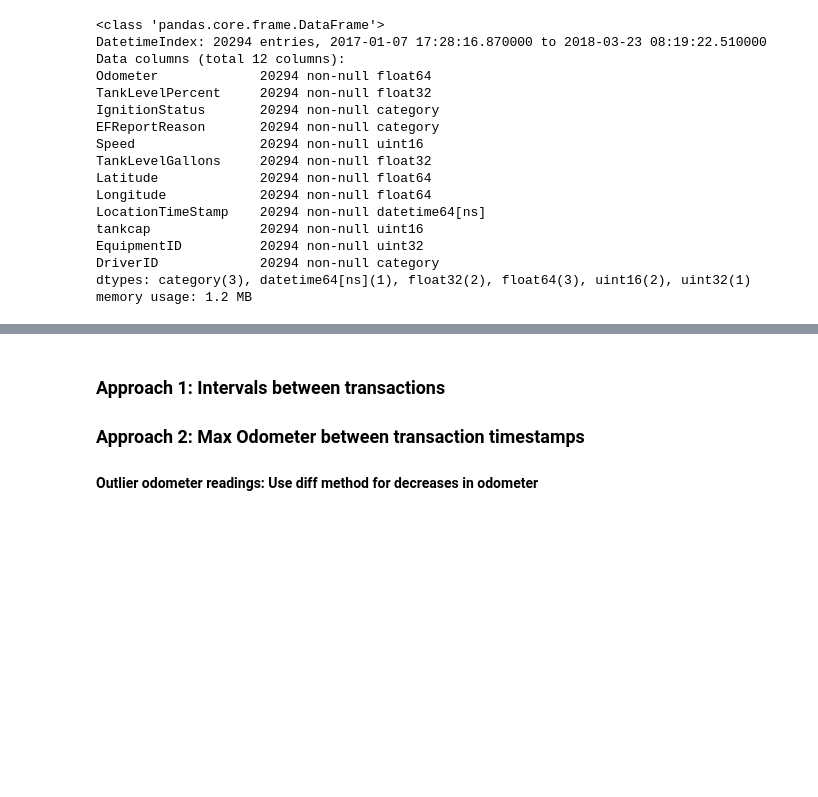
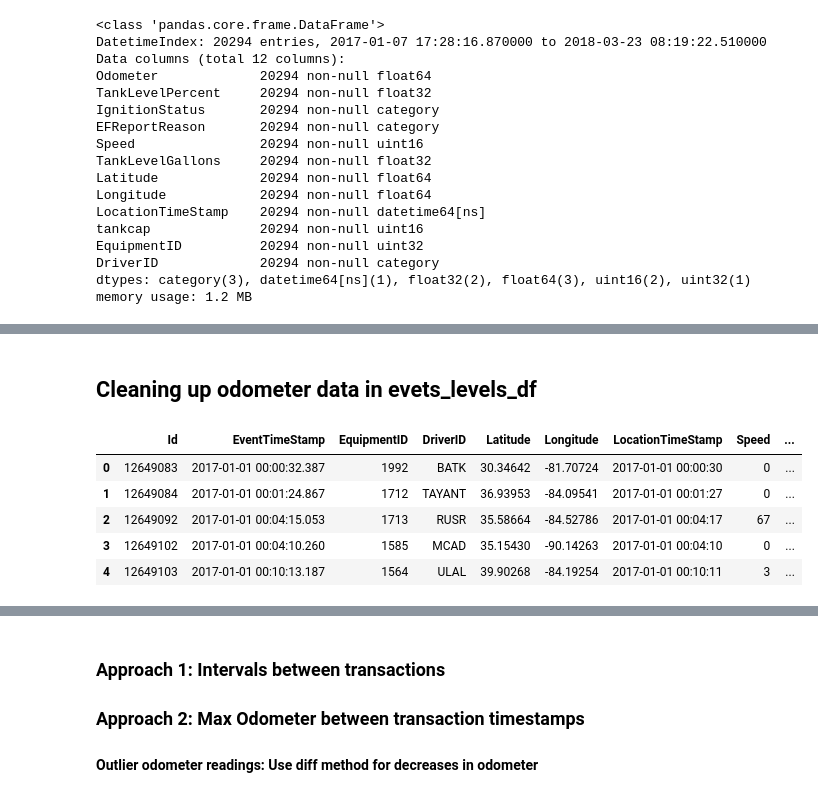
Before and after one commit to paulo-g-martinez/dq-6-fraud-detection, a Jupyter notebook: initial_import.ipynb, the cells around one changed output, grey strips where cells are left out. Drawn from its saved outputs; the diff is of its cells as text; code cells hidden in the pictures; blank space fills up the shorter version.

```diff
--- a/initial_import.ipynb
+++ b/initial_import.ipynb
@@ -467,0 +452,11 @@ Name: 2014.0, dtype: object
+# %% [markdown]
+## Cleaning up odometer data in evets_levels_df
+# %%
+events_levels_df.head()
+# %% [output]
+|  | Id | EventTimeStamp | EquipmentID | DriverID | Latitude | Longitude | LocationTimeStamp | Speed | ... |
+| 0 | 12649083 | 2017-01-01 00:00:32.387 | 1992 | BATK | 30.34642 | -81.70724 | 2017-01-01 00:00:30 | 0 | ... |
+| 1 | 12649084 | 2017-01-01 00:01:24.867 | 1712 | TAYANT | 36.93953 | -84.09541 | 2017-01-01 00:01:27 | 0 | ... |
+| 2 | 12649092 | 2017-01-01 00:04:15.053 | 1713 | RUSR | 35.58664 | -84.52786 | 2017-01-01 00:04:17 | 67 | ... |
+| 3 | 12649102 | 2017-01-01 00:04:10.260 | 1585 | MCAD | 35.15430 | -90.14263 | 2017-01-01 00:04:10 | 0 | ... |
+| 4 | 12649103 | 2017-01-01 00:10:13.187 | 1564 | ULAL | 39.90268 | -84.19254 | 2017-01-01 00:10:11 | 3 | ... |
```
Also changed, not shown: parts of 18 cells of this notebook, 1 other file.
